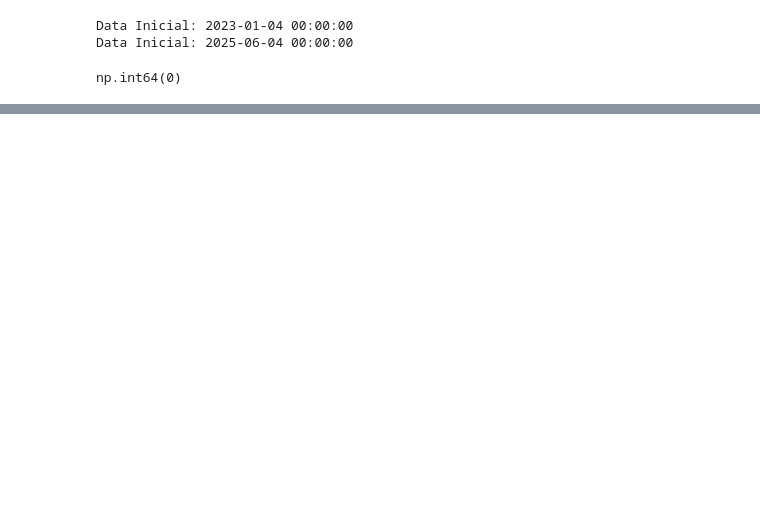
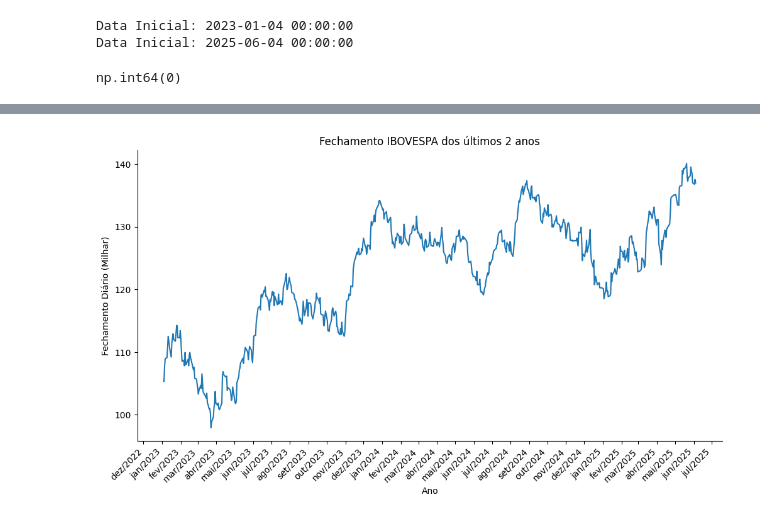
Before and after one commit to JacksonvBarbosa/Analise_Indice_Ibovespa, a Jupyter notebook: Codigo/DadosIbovespa.ipynb, the cells around one changed output, grey strips where cells are left out. Drawn from its saved outputs; the diff is of its cells as text; code cells hidden in the pictures; blank space fills up the shorter version.

```diff
--- a/Codigo/DadosIbovespa.ipynb
+++ b/Codigo/DadosIbovespa.ipynb
@@ -238,0 +253,22 @@ np.int64(0)
+# %%
+import matplotlib.dates as mdates
+
+# Gráfico de linha
+fig, axes = plt.subplots(figsize=(12,6))
+
+sns.lineplot(data=df_ibov_copia, x=df_ibov_copia.index, y='Fechamento_Diario', ax=axes)
+
+# Formatação do eixo X para mostrar um rótulo por mês
+axes.xaxis.set_major_locator(mdates.MonthLocator(interval=1))  # Um tick por mês %b	Jan, Feb, Mar...
+axes.xaxis.set_major_formatter(mdates.DateFormatter('%b/%Y'))  # Exibe como Jan/2024
+
+# Rotaciona os rótulos para melhor visualização
+plt.setp(axes.get_xticklabels(), rotation=45, ha='right')
+
+axes.set_xlabel('Ano')
+axes.set_ylabel('Fechamento Diário (Milhar)')
+axes.set_title('Fechamento IBOVESPA dos últimos 2 anos')
+sns.despine()
+plt.show()
+# %% [output]
+[figure, added]
```
Also changed, not shown: parts of 12 cells of this notebook.
